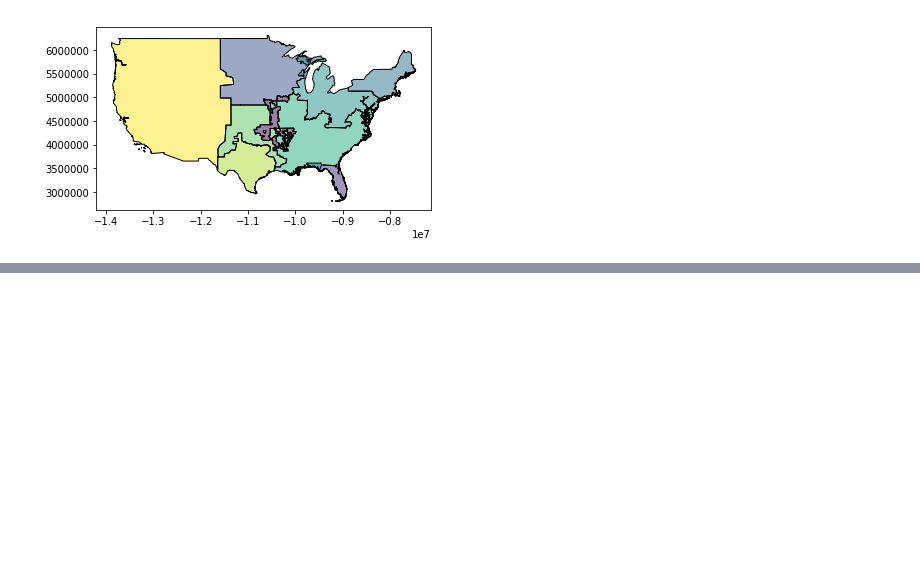
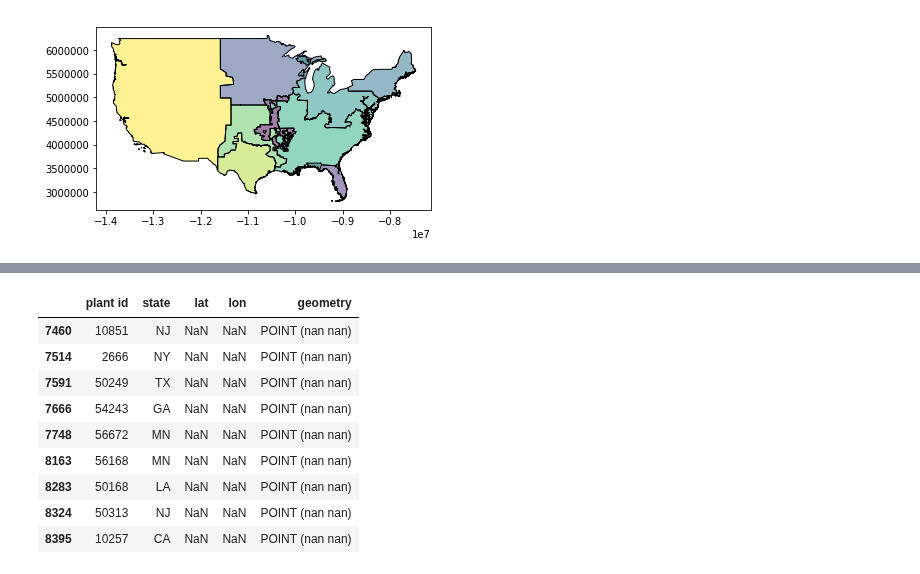
Before and after one commit to gschivley/carbon-index, a Jupyter notebook: Trying geopandas to assign NERC regions.ipynb, the cells around one changed output, grey strips where cells are left out. Drawn from its saved outputs; the diff is of its cells as text; code cells hidden in the pictures; blank space fills up the shorter version.

```diff
--- a/Trying geopandas to assign NERC regions.ipynb
+++ b/Trying geopandas to assign NERC regions.ipynb
@@ -185,0 +193,3 @@ df_test.plot()
+# %%
+path = join('Data storage', 'Facility labels', 'Facility locations.csv')
+location = pd.read_csv(path)
@@ -185,0 +209,13 @@ df_test.plot()
+# %%
+location.loc[location['lat'].isnull()]
+# %% [output]
+|  | plant id | state | lat | lon | geometry |
+| 7460 | 10851 | NJ | NaN | NaN | POINT (nan nan) |
+| 7514 | 2666 | NY | NaN | NaN | POINT (nan nan) |
+| 7591 | 50249 | TX | NaN | NaN | POINT (nan nan) |
+| 7666 | 54243 | GA | NaN | NaN | POINT (nan nan) |
+| 7748 | 56672 | MN | NaN | NaN | POINT (nan nan) |
+| 8163 | 56168 | MN | NaN | NaN | POINT (nan nan) |
+| 8283 | 50168 | LA | NaN | NaN | POINT (nan nan) |
+| 8324 | 50313 | NJ | NaN | NaN | POINT (nan nan) |
+| 8395 | 10257 | CA | NaN | NaN | POINT (nan nan) |
```
Also changed, not shown: parts of 29 cells of this notebook.
